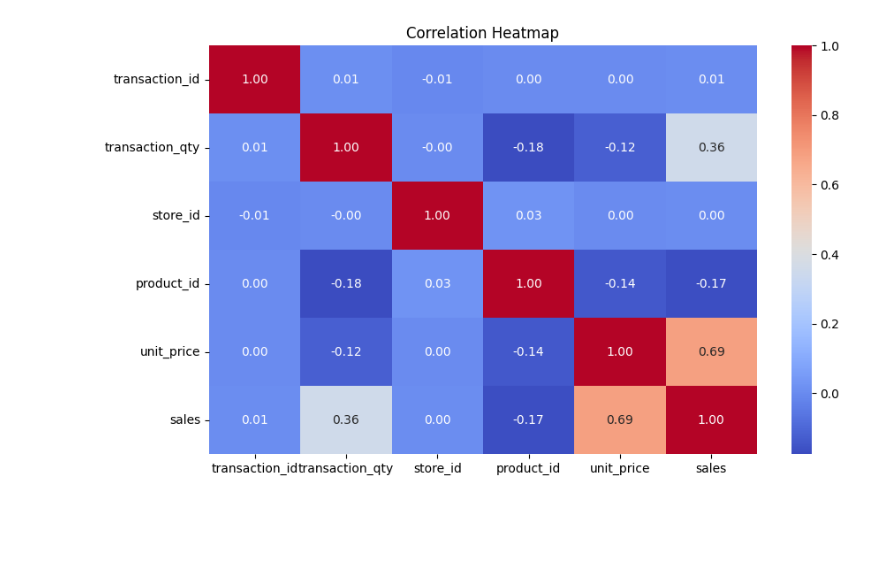
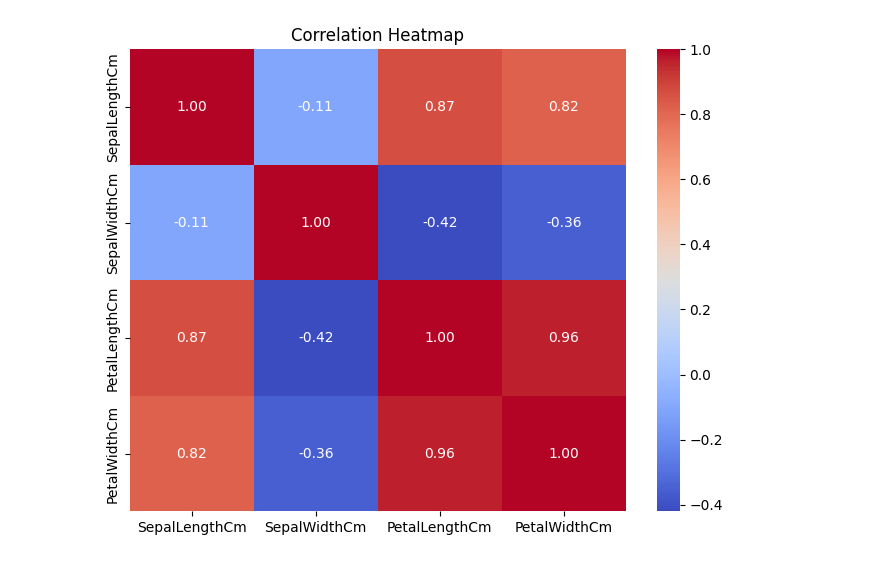
Before and after one commit to os1187/EDA-E1-26-27, a Jupyter notebook: Assessment_6_25BAI0058.ipynb, the cells around one changed output. Saved outputs shown, nothing was run; the diff lists cells and outputs as text; code cells hidden in the pictures; blank space fills up the shorter version.

```diff
--- a/Assessment_6_25BAI0058.ipynb
+++ b/Assessment_6_25BAI0058.ipynb
@@ -4,3 +4,7 @@
 import pandas as pd
 import matplotlib.pyplot as plt
 import seaborn as sns
+
+df = pd.read_csv("/content/Iris.csv")
+
+print(df.head())
@@ -7,2 +17,0 @@ import seaborn as sns
-# %%
-df = pd.read_csv("/content/Coffee Shop Sales.xlsx - Transactions.csv")
@@ -103,5 +62,0 @@ dtype: int64
-# %%
-df["sales"] = df["transaction_qty"] * df["unit_price"]
-
-print("\nTotal Sales:")
-print(df["sales"].sum())
@@ -218,12 +100,0 @@ plt.show()
-# %%
-df["transaction_date"] = pd.to_datetime(df["transaction_date"])
-
-daily_sales = df.groupby("transaction_date")["sales"].sum()
-
-plt.figure(figsize=(12, 5))
-plt.plot(daily_sales.index, daily_sales.values)
-plt.title("Daily Sales Trend")
-plt.xlabel("Date")
-plt.ylabel("Sales")
-plt.xticks(rotation=45)
-plt.show()
@@ -232,14 +139,19 @@ plt.show()
 # %%
-numeric_df = df.select_dtypes(include="number")
+plt.figure(figsize=(8, 6))
 
-plt.figure(figsize=(10, 6))
+correlation = df[
+    ["SepalLengthCm", "SepalWidthCm",
+     "PetalLengthCm", "PetalWidthCm"]
+].corr()
+
 sns.heatmap(
-    numeric_df.corr(),
+    correlation,
     annot=True,
     cmap="coolwarm",
     fmt=".2f"
 )
+
 plt.title("Correlation Heatmap")
 plt.show()
 # %% [output]
-[figure, old version]
+[figure, new version]
```
Also changed, not shown: parts of 25 cells of this notebook.
